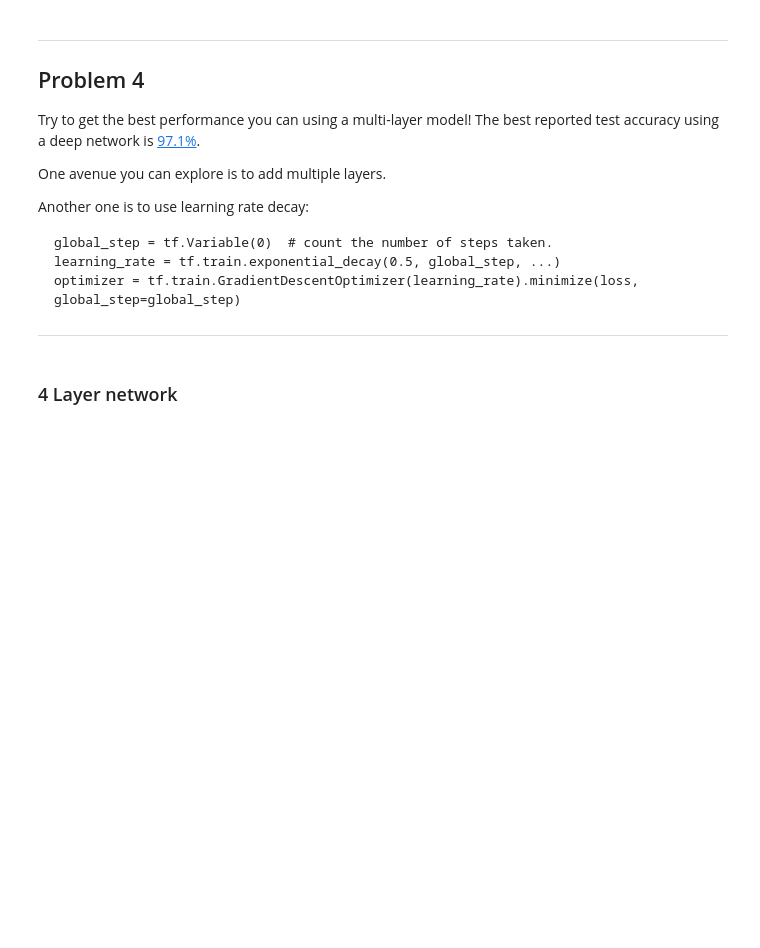
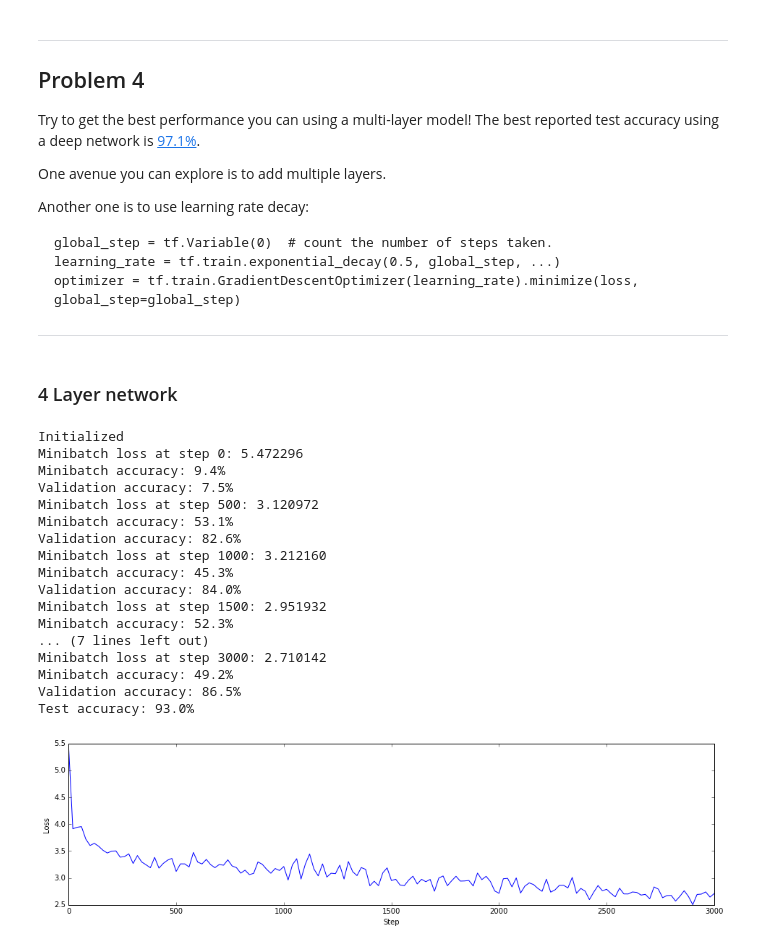
Before and after one commit to sagarjauhari/ud730-deep-learning, a Jupyter notebook: 3_regularization.ipynb, the cells around one changed output. Cells and saved outputs as stored; diff of their text form; code cells hidden in the pictures; blank space fills up the shorter version.

```diff
--- a/3_regularization.ipynb
+++ b/3_regularization.ipynb
@@ -541,0 +601,21 @@ Another one is to use learning rate decay:
+# %%
+do_tf_train(batch_size, 3001)
+# %% [output]
+Initialized
+Minibatch loss at step 0: 5.472296
+Minibatch accuracy: 9.4%
+Validation accuracy: 7.5%
+Minibatch loss at step 500: 3.120972
+Minibatch accuracy: 53.1%
+Validation accuracy: 82.6%
+Minibatch loss at step 1000: 3.212160
+Minibatch accuracy: 45.3%
+Validation accuracy: 84.0%
+Minibatch loss at step 1500: 2.951932
+Minibatch accuracy: 52.3%
+... (7 lines left out)
+Minibatch loss at step 3000: 2.710142
+Minibatch accuracy: 49.2%
+Validation accuracy: 86.5%
+Test accuracy: 93.0%
+[figure, added]
```
Also changed, not shown: parts of 1 cell of this notebook.
